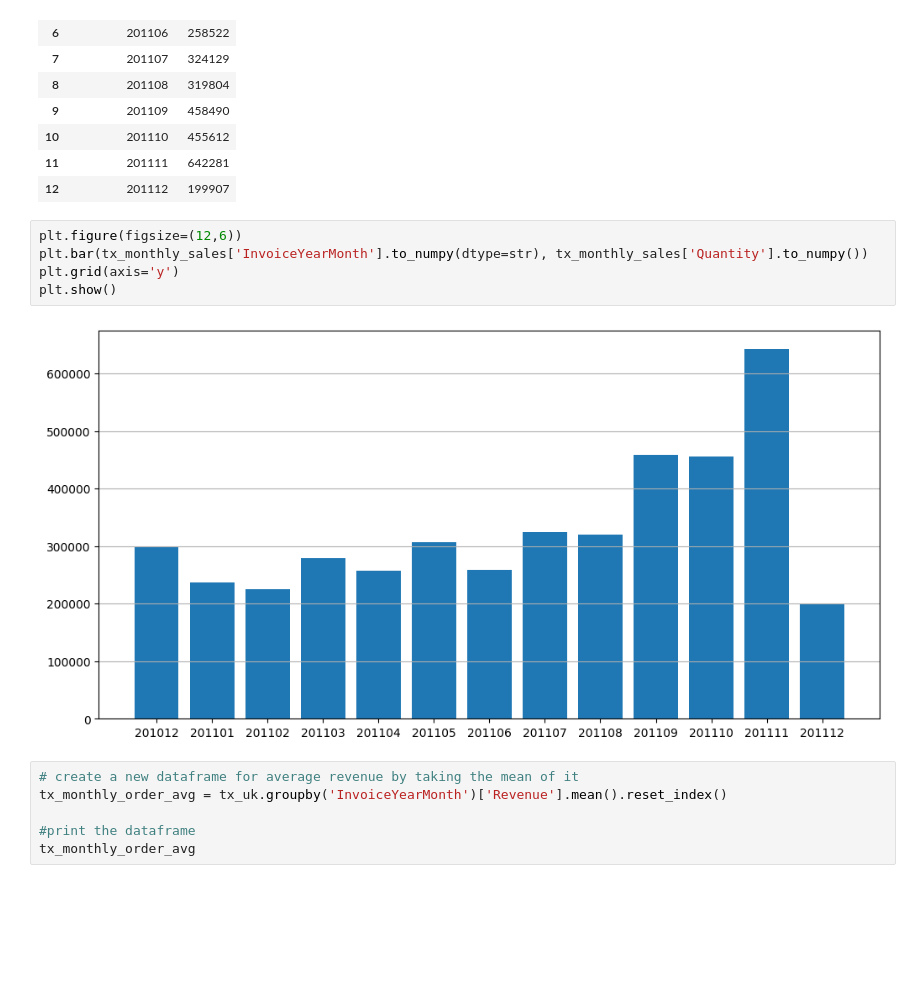
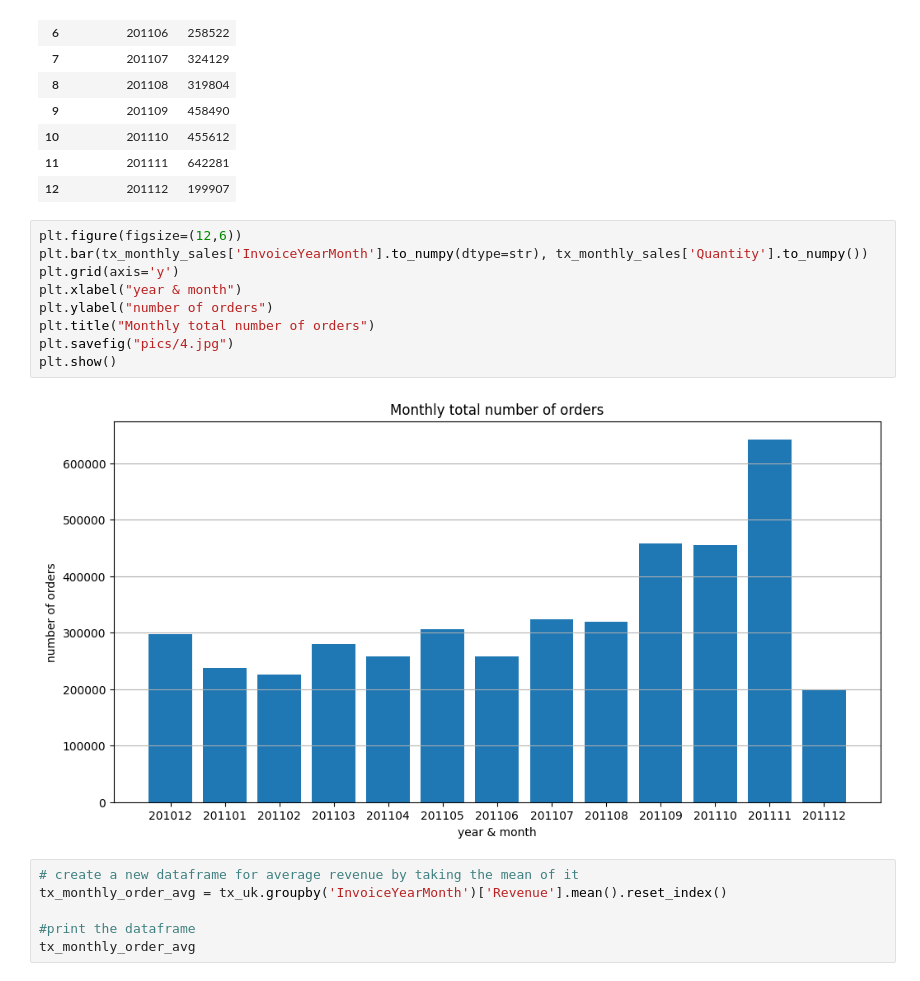
Before and after one commit to MahdiAhmadiKamal/PyLearn7-Data-Science, a Jupyter notebook: PyLearn7-Assignment39/online retail/online_retail.ipynb, the cells around one changed output. Drawn from its saved outputs; the diff is of its cells as text; blank space fills up the shorter version.

```diff
--- a/PyLearn7-Assignment39/online retail/online_retail.ipynb
+++ b/PyLearn7-Assignment39/online retail/online_retail.ipynb
@@ -133,10 +145,14 @@ tx_monthly_sales
 # %%
 plt.figure(figsize=(12,6))
 plt.bar(tx_monthly_sales['InvoiceYearMonth'].to_numpy(dtype=str), tx_monthly_sales['Quantity'].to_numpy())
 plt.grid(axis='y')
+plt.xlabel("year & month")
+plt.ylabel("number of orders")
+plt.title("Monthly total number of orders")
+plt.savefig("pics/4.jpg")
 plt.show()
 # %% [output]
-[figure, old version]
+[figure, new version]
 # %%
 # create a new dataframe for average revenue by taking the mean of it
 tx_monthly_order_avg = tx_uk.groupby('InvoiceYearMonth')['Revenue'].mean().reset_index()
```
Also changed, not shown: parts of 10 cells of this notebook, 10 other files.
